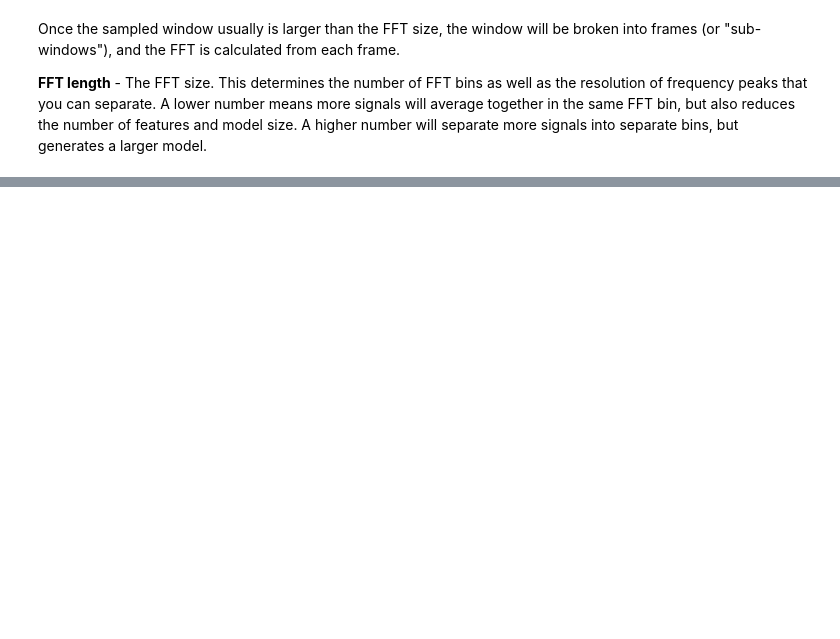
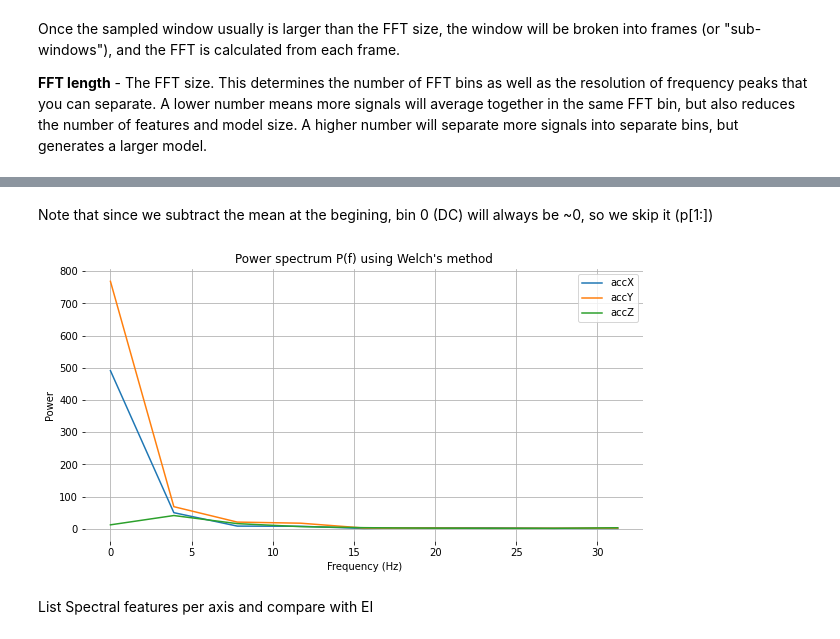
Before and after one commit to Mjrovai/TinyML4D, a Jupyter notebook: AAU/Edge_Impulse_Spectral_Analysis_Block.ipynb, the cells around one changed output, grey strips where cells are left out. Cells and saved outputs as stored; diff of their text form; code cells hidden in the pictures; blank space fills up the shorter version.

```diff
--- a/AAU/Edge_Impulse_Spectral_Analysis_Block.ipynb
+++ b/AAU/Edge_Impulse_Spectral_Analysis_Block.ipynb
@@ -300,0 +234,38 @@ Number FFT Features:  8
+# %%
+# Function used by Edge Impulse insteady scipy.signal.welch().
+def welch_max_hold(fx, sampling_freq, nfft, n_overlap):
+    n_overlap = int(n_overlap)
+    spec_powers = [0 for _ in range(nfft//2+1)]
+    ix = 0
+    while ix <= len(fx):
+        # Slicing truncates if end_idx > len, and rfft will auto zero pad
+        fft_out = np.abs(np.fft.rfft(fx[ix:ix+nfft], nfft))
+        spec_powers = np.maximum(spec_powers, fft_out**2/nfft)
+        ix = ix + (nfft-n_overlap)
+    return np.fft.rfftfreq(nfft, 1/sampling_freq), spec_powers
+# %%
+fax,Pax = welch_max_hold(accX, fs, FFT_Lenght, 0)
+fay,Pay = welch_max_hold(accY, fs, FFT_Lenght, 0)
+faz,Paz = welch_max_hold(accZ, fs, FFT_Lenght, 0)
+# %% [markdown]
+Note that since we subtract the mean at the begining, bin 0 (DC) will always be ~0, so we skip it (p[1:])
+# %%
+# Plot power spectrum versus frequency
+plt.figure(figsize=(10,5))
+# Since we subtract the mean at the begining, bin 0 (DC) will always be ~0, so skip it
+plt.plot(fax,Pax, label='accX')
+plt.plot(fay,Pay, label='accY')
+plt.plot(faz,Paz, label='accZ')
+
+plt.legend(loc='upper right')
+plt.xlabel('Frequency (Hz)')
+#plt.ylabel('PSD [V**2/Hz]')
+plt.ylabel('Power')
+plt.title('Power spectrum P(f) using Welch\'s method')
+plt.grid()
+plt.box(False)
+plt.show()
+# %% [output]
+[figure, added]
+# %% [markdown]
+List Spectral features per axis and compare with EI
```
Also changed, not shown: parts of 58 cells of this notebook.
